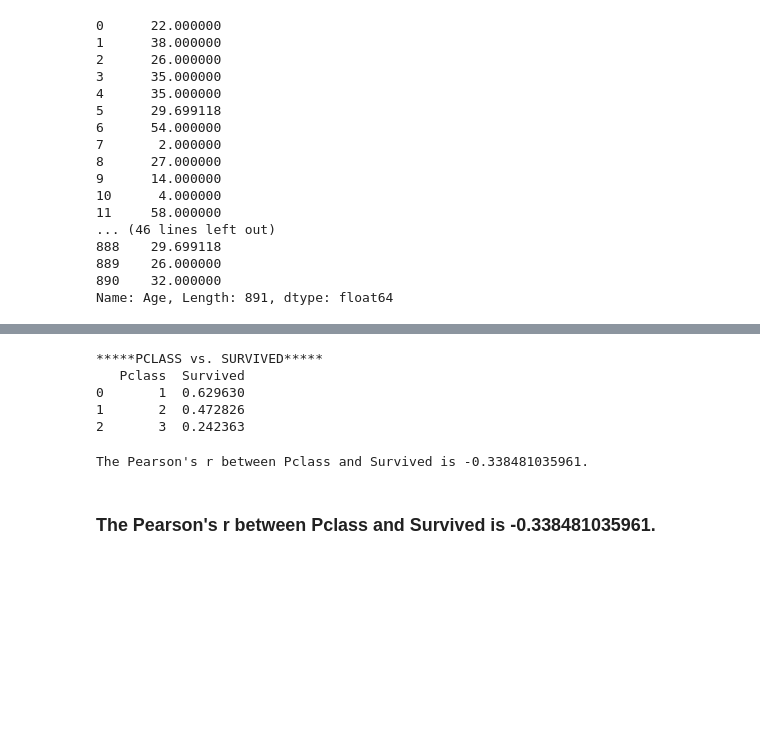
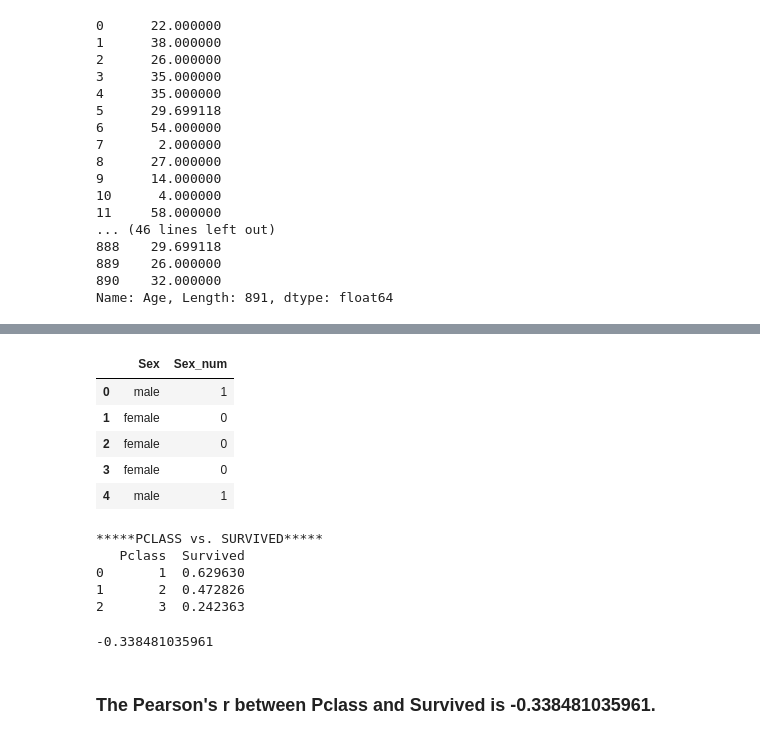
Before and after one commit to mjlsmith/Investigating-a-Dataset, a Jupyter notebook: Titanic Data analysis.ipynb, the cells around one changed output, grey strips where cells are left out. Drawn from its saved outputs; the diff is of its cells as text; code cells hidden in the pictures; blank space fills up the shorter version.

```diff
--- a/Titanic Data analysis.ipynb
+++ b/Titanic Data analysis.ipynb
@@ -297,3 +366,13 @@ Name: Pclass, dtype: int64
+# %%
+##Compare the the old and new columns
+df.loc[0:4, ['Sex', 'Sex_num']]
+# %% [output]
+|  | Sex | Sex_num |
+| 0 | male | 1 |
+| 1 | female | 0 |
+| 2 | female | 0 |
+| 3 | female | 0 |
+| 4 | male | 1 |
 # %%
 ##Create Function for correlation
 def correlation(x,y):
@@ -312,9 +391,9 @@ print df[['Pclass', 'Survived']].groupby(['Pclass'], as_index=False).mean().sort
 2       3  0.242363
 # %%
 corr_pclass = correlation(df['Pclass'], df['Survived'])
-print "The Pearson's r between Pclass and Survived is {}.".format(corr_pclass)
+print format(corr_pclass)
 # %% [output]
-The Pearson's r between Pclass and Survived is -0.338481035961.
+-0.338481035961
 # %% [markdown]
 ### **The Pearson's r between Pclass and Survived is -0.338481035961.**
 # %%
```
Also changed, not shown: parts of 31 cells of this notebook.
